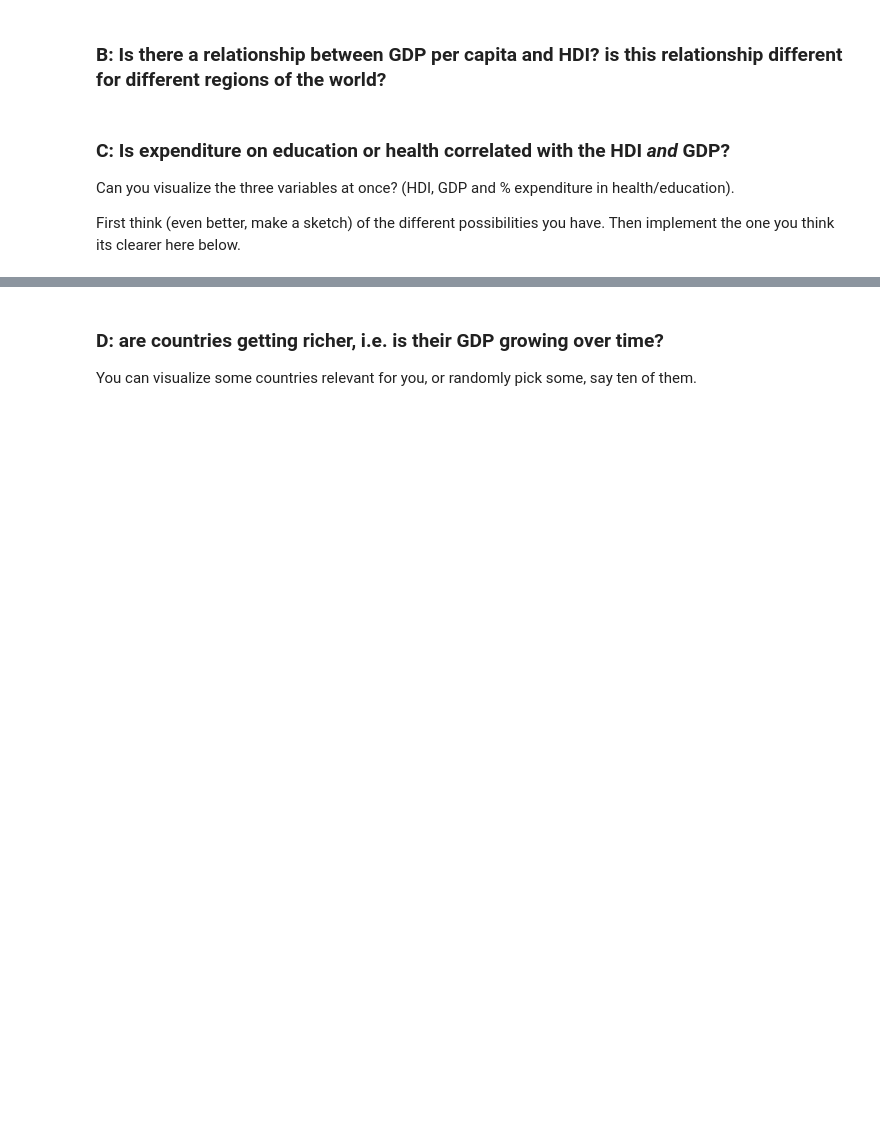
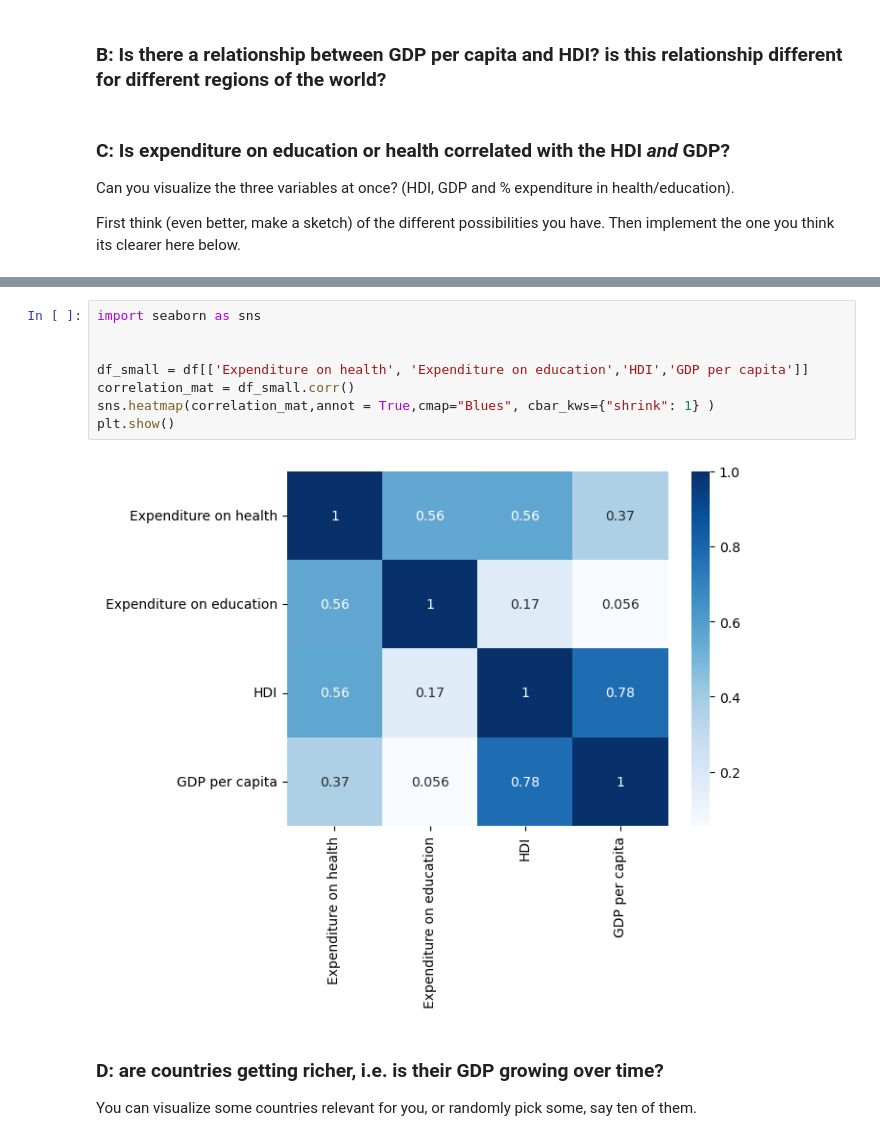
Before and after one commit to aspp-latam/2023-mexico-data-visualization, a Jupyter notebook: exercise-2.ipynb, the cells around one changed output, grey strips where cells are left out. Saved outputs shown, nothing was run; the diff lists cells and outputs as text; blank space fills up the shorter version.

```diff
--- a/exercise-2.ipynb
+++ b/exercise-2.ipynb
@@ -91,3 +98,13 @@ First think (even better, make a sketch) of the different possibilities you have
+# %%
+import seaborn as sns
+
+
+df_small = df[['Expenditure on health', 'Expenditure on education','HDI','GDP per capita']]
+correlation_mat = df_small.corr()
+sns.heatmap(correlation_mat,annot = True,cmap="Blues", cbar_kws={"shrink": 1} )
+plt.show()
+# %% [output]
+[figure, added]
 # %% [markdown]
 ### D: are countries getting richer, i.e. is their GDP growing over time?
 
```
Also changed, not shown: parts of 1 cell of this notebook.
